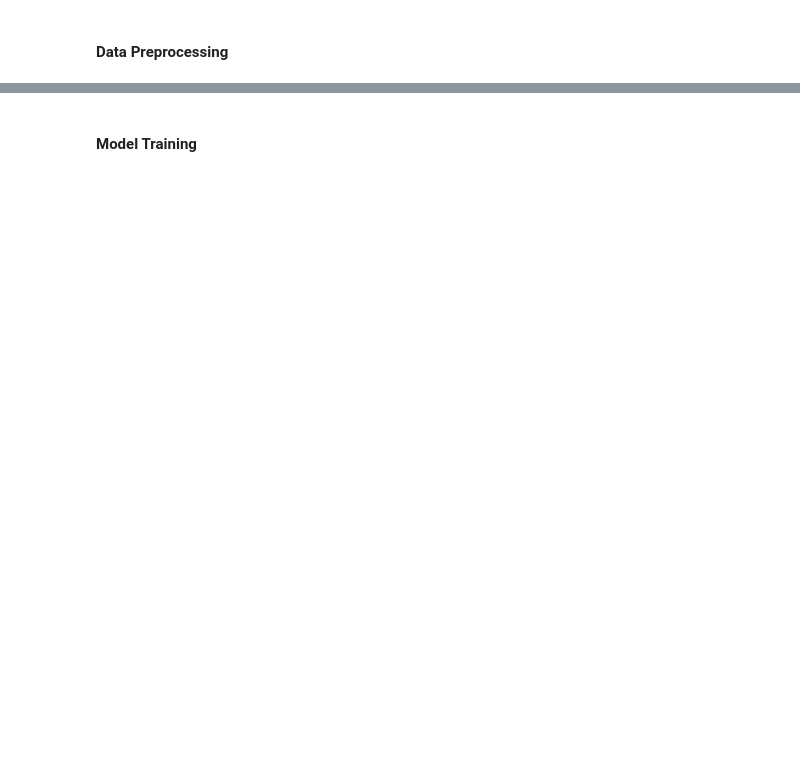
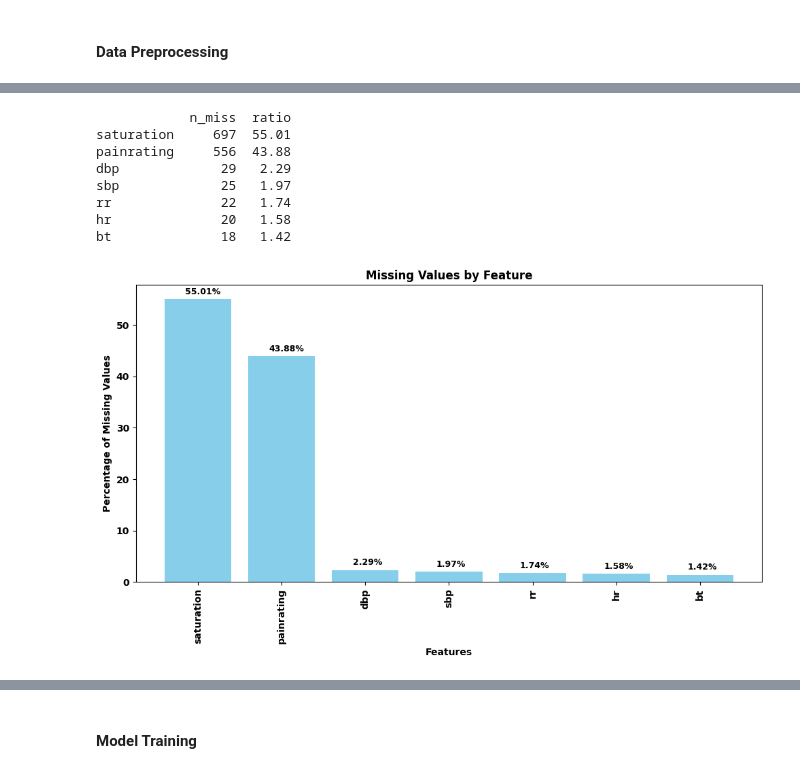
Before and after one commit to sanathhiremath/hospitalization-prediction, a Jupyter notebook: HospitalizationPrediction.ipynb, the cells around one changed output, grey strips where cells are left out. Cells and saved outputs as stored; diff of their text form; code cells hidden in the pictures; blank space fills up the shorter version.

```diff
--- a/HospitalizationPrediction.ipynb
+++ b/HospitalizationPrediction.ipynb
@@ -87,32 +137,42 @@ data.info()
 # %%
 def missingValues(data):
     variables_NA = [col for col in data.columns if data[col].isnull().sum() > 0]
     n_miss = data[variables_NA].isnull().sum().sort_values(ascending=False)
     ratio = (data[variables_NA].isnull().sum() / data.shape[0] * 100).sort_values(ascending=False)
     missing_data = pd.concat([n_miss, np.round(ratio, 2)], axis=1, keys=['n_miss', 'ratio'])
     return missing_data
 
 missing_data = missingValues(data)
 
-def columns_with_null_values(data):
-    columns_with_na = data.columns[data.isnull().any()].tolist()
-    return columns_with_na
-
-columns_with_null = columns_with_null_values(data)
+# def columns_with_null_values(data):
+#     columns_with_na = data.columns[data.isnull().any()].tolist()
+#     return columns_with_na
+# columns_with_null = columns_with_null_values(data)
+# print(columns_with_null)
 
 print(missing_data)
 
 # Create a bar plot for missing values
 plt.figure(figsize=(10, 6))
 bars = plt.bar(missing_data.index, missing_data['ratio'], color='skyblue')
 plt.xlabel('Features')
 plt.ylabel('Percentage of Missing Values')
 plt.title('Missing Values by Feature')
 plt.xticks(rotation=90)
 
 # Annotate the bars with 'n_miss' and 'ratio' values
 for bar, n_miss, ratio in zip(bars, missing_data['n_miss'], missing_data['ratio']):
         plt.text(bar.get_x() + bar.get_width() / 2-0.15, bar.get_height() + 1, f'{ratio}%', fontsize=9, color='black')
 
 plt.tight_layout()
 plt.show()
+# %% [output]
+            n_miss  ratio
+saturation     697  55.01
+painrating     556  43.88
+dbp             29   2.29
+sbp             25   1.97
+rr              22   1.74
+hr              20   1.58
+bt              18   1.42
+[figure, added]
```
Also changed, not shown: parts of 65 cells of this notebook, 8 other files.
